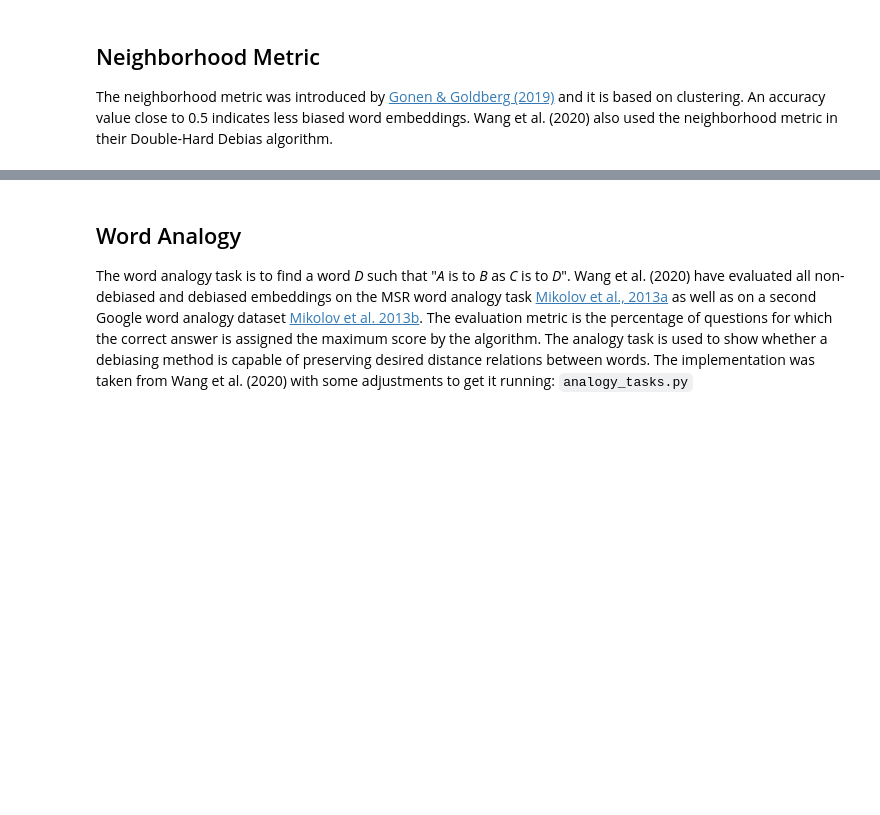
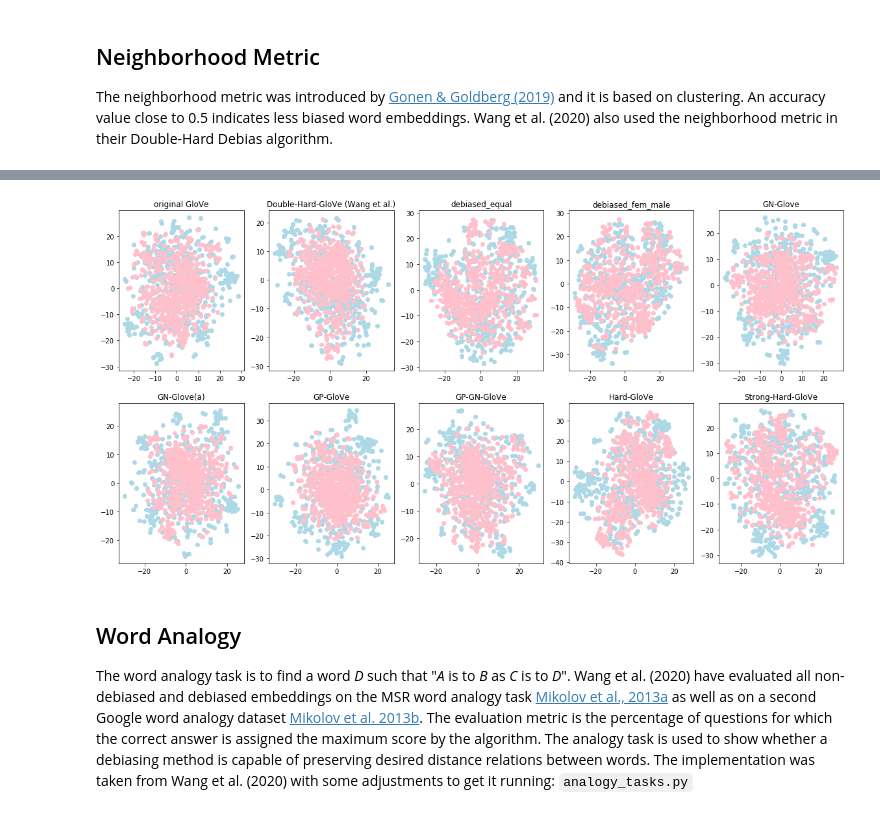
Before and after one commit to kristinakobrock/RepDHDebias, a Jupyter notebook: Evaluations.ipynb, the cells around one changed output, grey strips where cells are left out. Drawn from its saved outputs; the diff is of its cells as text; code cells hidden in the pictures; blank space fills up the shorter version.

```diff
--- a/Evaluations.ipynb
+++ b/Evaluations.ipynb
@@ -181,8 +180,0 @@ results_NM
-# %%
-for key, values in tsne_results.items():
-    fig, ax = plt.subplots(1)
-    ax.set_title(key)
-    (tsne_fem, tsne_male) = values
-    ax.scatter(x = tsne_fem[:,0], y = tsne_fem[:,1], color='lightblue')
-    ax.scatter(x = tsne_male[:,0], y = tsne_male[:,1], color='pink')
-plt.show()
@@ -200,3 +181,17 @@ plt.show()
+# %%
+fig, axes = plt.subplots(nrows=2, ncols=5, **dict(figsize=(20, 10)))
+for i, (key, (tsne_fem, tsne_male)) in enumerate(tsne_results.items()):
+    if i < 5:
+        axes[0, i].set_title(key)
+        axes[0, i].scatter(x = tsne_fem[:,0], y = tsne_fem[:,1], color='lightblue')
+        axes[0, i].scatter(x = tsne_male[:,0], y = tsne_male[:,1], color='pink')
+    else:
+        axes[1, (i-5)].set_title(key)
+        axes[1, (i-5)].scatter(x = tsne_fem[:,0], y = tsne_fem[:,1], color='lightblue')
+        axes[1, (i-5)].scatter(x = tsne_male[:,0], y = tsne_male[:,1], color='pink')
+plt.show()
+# %% [output]
+[figure, added]
 # %% [markdown]
 ## Word Analogy
 The word analogy task is to find a word *D* such that "*A* is to *B* as *C* is to *D*". Wang et al. (2020) have evaluated all non-debiased and debiased embeddings on the MSR word analogy task [Mikolov et al., 2013a](https://www.aclweb.org/anthology/N13-1090/) as well as on a second Google word analogy dataset [Mikolov et al. 2013b](https://arxiv.org/abs/1301.3781v3). The evaluation metric is the percentage of questions for which the correct answer is assigned the maximum score by the algorithm. The analogy task is used to show whether a debiasing method is capable of preserving desired distance relations between words. The implementation was taken from Wang et al. (2020) with some adjustments to get it running: `analogy_tasks.py`
```
Also changed, not shown: parts of 8 cells of this notebook.
